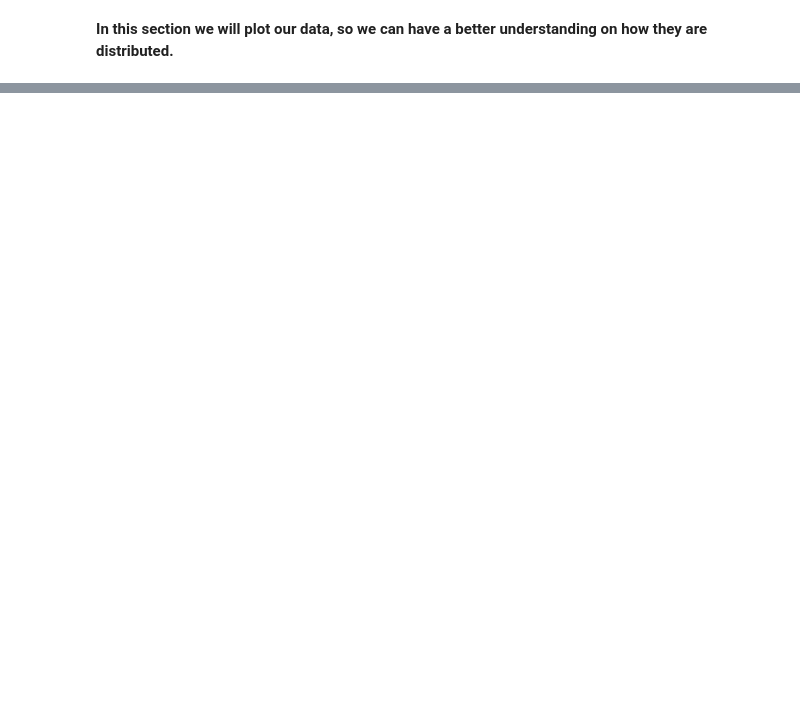
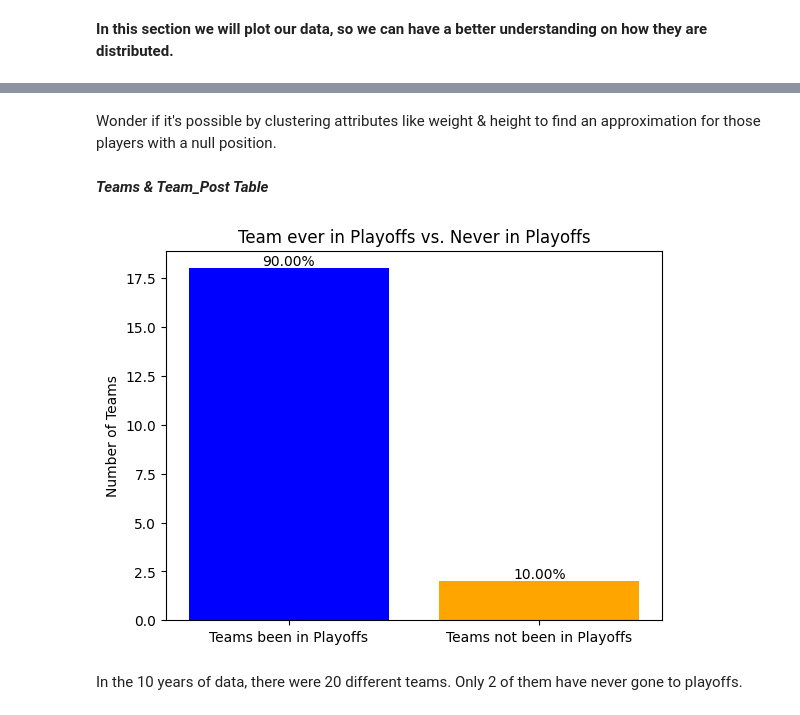
Before and after one commit to oliveira002/FEUP-AC, a Jupyter notebook: data_prep.ipynb, the cells around one changed output, grey strips where cells are left out. Saved outputs shown, nothing was run; the diff lists cells and outputs as text; code cells hidden in the pictures; blank space fills up the shorter version.

Commit message:
Data Understanding

```diff
--- a/data_prep.ipynb
+++ b/data_prep.ipynb
@@ -117,0 +154,10 @@ zierddo99w - 0
+# %% [markdown]
+Wonder if it's possible by clustering attributes like weight & height to find an approximation for those players with a null position.
+# %% [markdown]
+***Teams & Team_Post Table***
+# %%
+pu.playoffs_teams(db_cur)
+# %% [output]
+[figure, added]
+# %% [markdown]
+In the 10 years of data, there were 20 different teams. Only 2 of them have never gone to playoffs.
```
Also changed, not shown: parts of 10 cells of this notebook, 1 other file.
